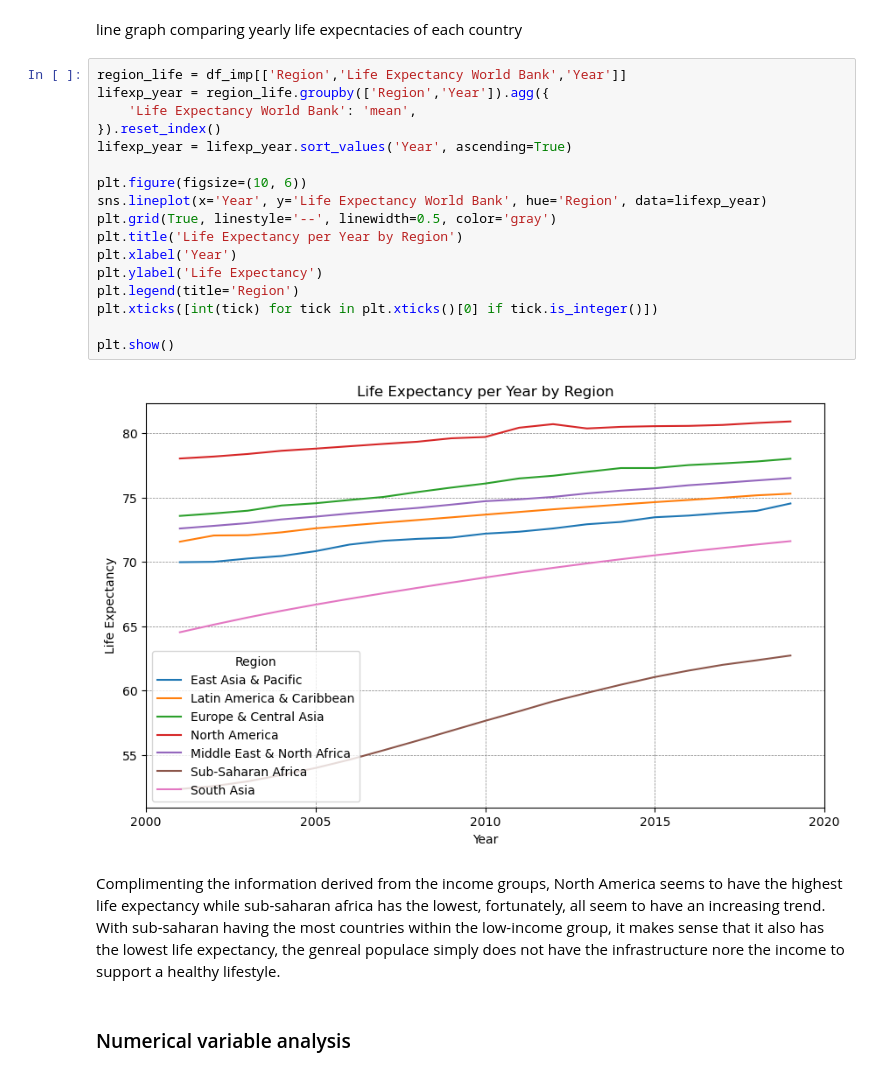
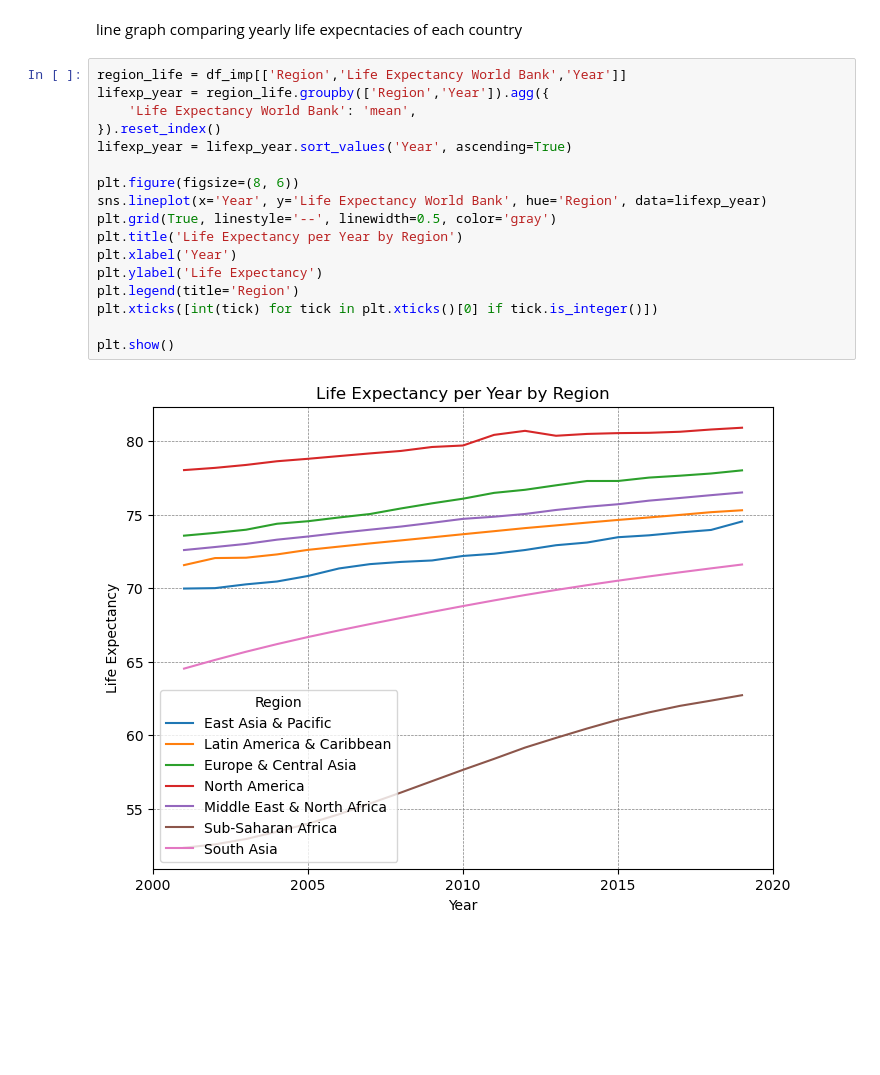
Before and after one commit to JericoEndaya/Life_expectancy, a Jupyter notebook: life_expecetancy.ipynb, the cells around one changed output. Saved outputs shown, nothing was run; the diff lists cells and outputs as text; blank space fills up the shorter version.

```diff
--- a/life_expecetancy.ipynb
+++ b/life_expecetancy.ipynb
@@ -214,23 +216,19 @@ line graph comparing yearly life expecntacies of each country
 # %%
 region_life = df_imp[['Region','Life Expectancy World Bank','Year']]
 lifexp_year = region_life.groupby(['Region','Year']).agg({
     'Life Expectancy World Bank': 'mean',
 }).reset_index()
 lifexp_year = lifexp_year.sort_values('Year', ascending=True)
 
-plt.figure(figsize=(10, 6))
+plt.figure(figsize=(8, 6))
 sns.lineplot(x='Year', y='Life Expectancy World Bank', hue='Region', data=lifexp_year)
 plt.grid(True, linestyle='--', linewidth=0.5, color='gray')
 plt.title('Life Expectancy per Year by Region')
 plt.xlabel('Year')
 plt.ylabel('Life Expectancy')
 plt.legend(title='Region')
 plt.xticks([int(tick) for tick in plt.xticks()[0] if tick.is_integer()])
 
 plt.show()
 # %% [output]
-[figure, old version]
+[figure, new version]
-# %% [markdown]
-Complimenting the information derived from the income groups, North America seems to have the highest life expectancy  while sub-saharan africa has the lowest, fortunately, all seem to have an increasing trend. With sub-saharan having the most countries within the low-income group, it makes sense that it also has the lowest life expectancy, the genreal populace simply does not have the infrastructure nore the income to support a healthy lifestyle.
-# %% [markdown]
-### Numerical variable analysis
```
Also changed, not shown: parts of 14 cells of this notebook.
